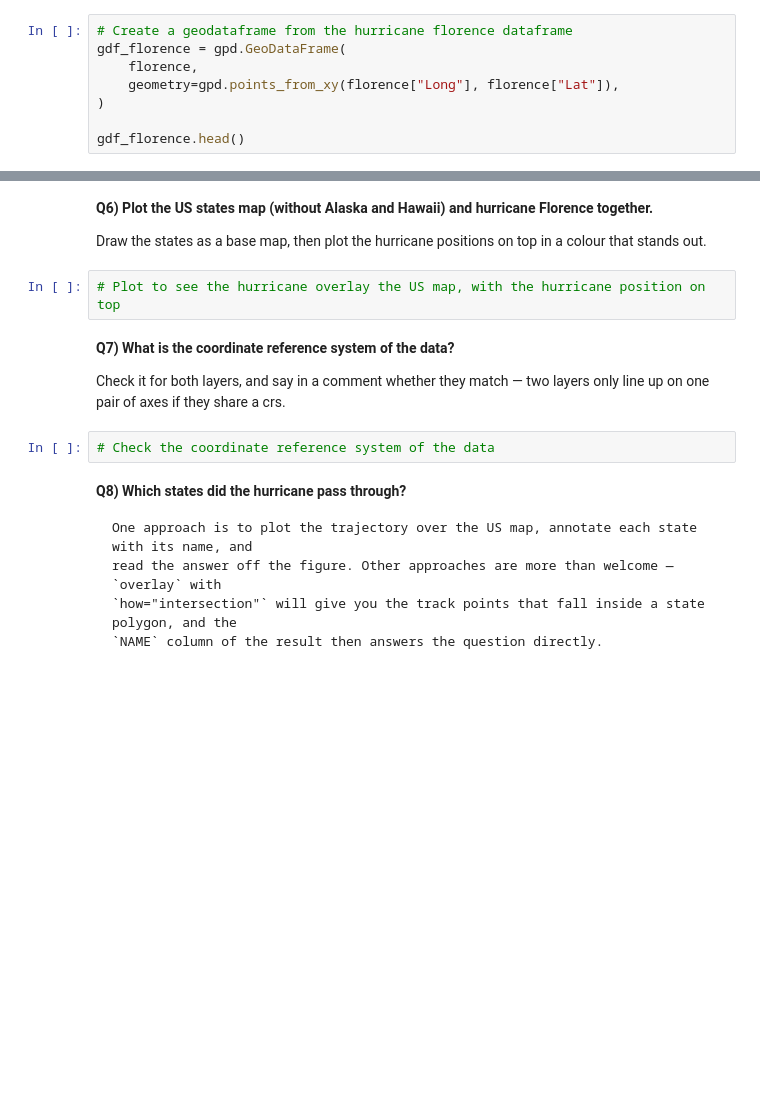
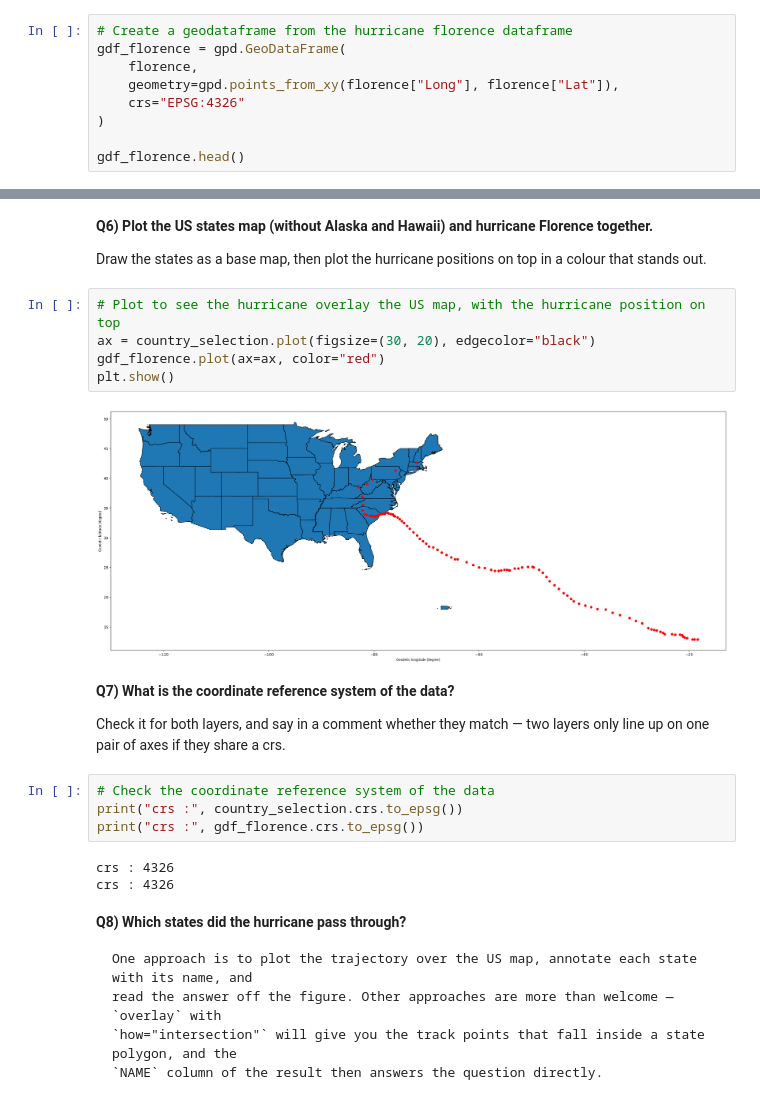
Before and after one commit to Lorena-garciamorais/2026_Intro_Python, a Jupyter notebook: live/part-I/1.6-geospatial-vector-data-environmental-exercises.ipynb, the cells around one changed output, grey strips where cells are left out. Cells and saved outputs as stored; diff of their text form; blank space fills up the shorter version.

```diff
--- a/live/part-I/1.6-geospatial-vector-data-environmental-exercises.ipynb
+++ b/live/part-I/1.6-geospatial-vector-data-environmental-exercises.ipynb
@@ -161,6 +161,7 @@ and call the result `gdf_florence`. Then look at its first few rows.
 gdf_florence = gpd.GeoDataFrame(
     florence,
     geometry=gpd.points_from_xy(florence["Long"], florence["Lat"]),
+    crs="EPSG:4326"
 )
 
 gdf_florence.head()
@@ -178,6 +179,11 @@ Draw the states as a base map, then plot the hurricane positions on top in a col
 out.
 # %%
 # Plot to see the hurricane overlay the US map, with the hurricane position on top
+ax = country_selection.plot(figsize=(30, 20), edgecolor="black")
+gdf_florence.plot(ax=ax, color="red")
+plt.show()
+# %% [output]
+[figure, added]
 # %% [markdown]
 **Q7) What is the coordinate reference system of the data?**
 
@@ -185,6 +191,11 @@ Check it for both layers, and say in a comment whether they match — two layers
 one pair of axes if they share a crs.
 # %%
 # Check the coordinate reference system of the data
+print("crs :", country_selection.crs.to_epsg())
+print("crs :", gdf_florence.crs.to_epsg())
+# %% [output]
+crs : 4326
+crs : 4326
 # %% [markdown]
 **Q8) Which states did the hurricane pass through?**
 
```
Also changed, not shown: parts of 2 cells of this notebook.
